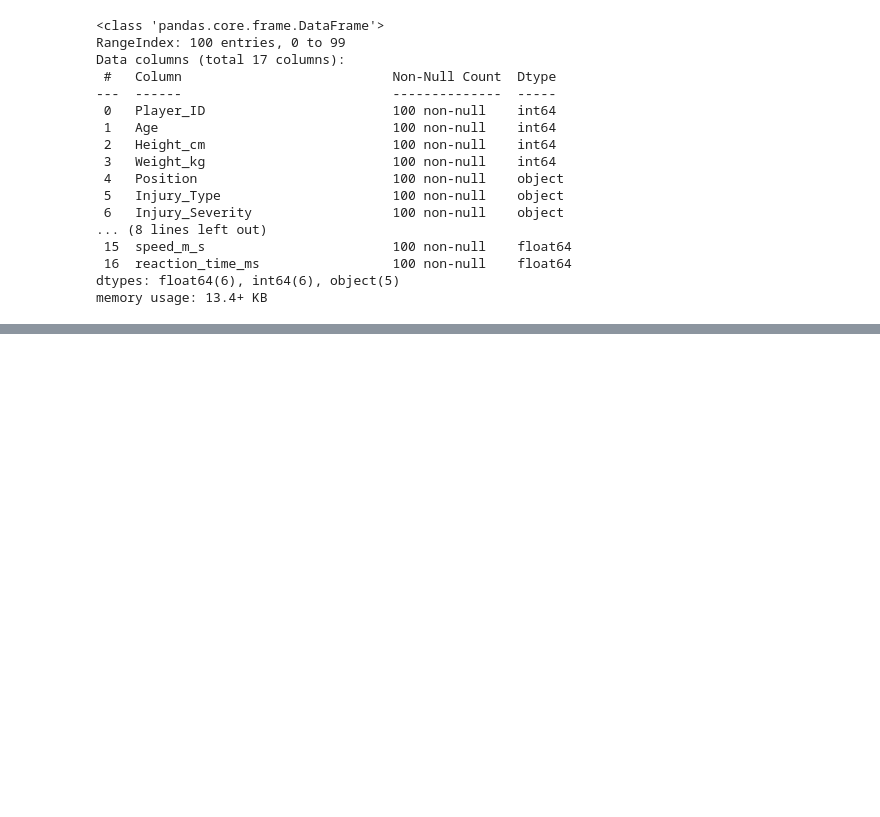
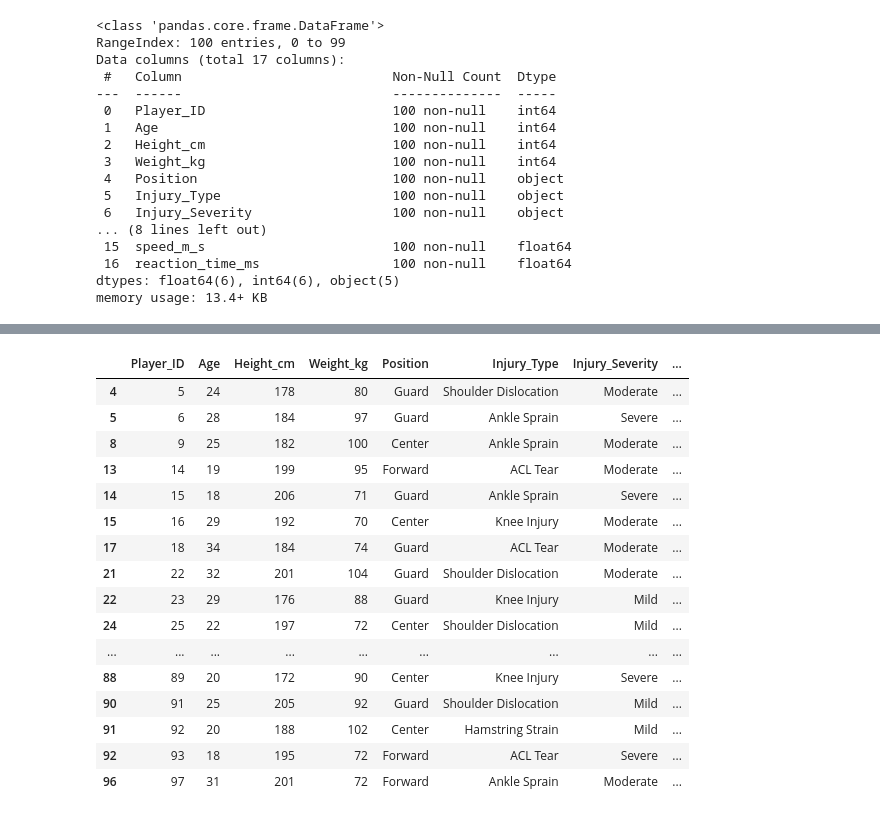
Before and after one commit to pydarl/ROM-Data-Analyser, a Jupyter notebook: notebooks/01_data_exploration.ipynb, the cells around one changed output, grey strips where cells are left out. Cells and saved outputs as stored; diff of their text form; code cells hidden in the pictures; blank space fills up the shorter version.

```diff
--- a/notebooks/01_data_exploration.ipynb
+++ b/notebooks/01_data_exploration.ipynb
@@ -38,0 +87,20 @@ memory usage: 13.4+ KB
+# %%
+df.loc[df.Injury_Recurrence >= 1]
+# %% [output]
+|  | Player_ID | Age | Height_cm | Weight_kg | Position | Injury_Type | Injury_Severity | ... |
+| 4 | 5 | 24 | 178 | 80 | Guard | Shoulder Dislocation | Moderate | ... |
+| 5 | 6 | 28 | 184 | 97 | Guard | Ankle Sprain | Severe | ... |
+| 8 | 9 | 25 | 182 | 100 | Center | Ankle Sprain | Moderate | ... |
+| 13 | 14 | 19 | 199 | 95 | Forward | ACL Tear | Moderate | ... |
+| 14 | 15 | 18 | 206 | 71 | Guard | Ankle Sprain | Severe | ... |
+| 15 | 16 | 29 | 192 | 70 | Center | Knee Injury | Moderate | ... |
+| 17 | 18 | 34 | 184 | 74 | Guard | ACL Tear | Moderate | ... |
+| 21 | 22 | 32 | 201 | 104 | Guard | Shoulder Dislocation | Moderate | ... |
+| 22 | 23 | 29 | 176 | 88 | Guard | Knee Injury | Mild | ... |
+| 24 | 25 | 22 | 197 | 72 | Center | Shoulder Dislocation | Mild | ... |
+| ... | ... | ... | ... | ... | ... | ... | ... | ... |
+| 88 | 89 | 20 | 172 | 90 | Center | Knee Injury | Severe | ... |
+| 90 | 91 | 25 | 205 | 92 | Guard | Shoulder Dislocation | Mild | ... |
+| 91 | 92 | 20 | 188 | 102 | Center | Hamstring Strain | Mild | ... |
+| 92 | 93 | 18 | 195 | 72 | Forward | ACL Tear | Severe | ... |
+| 96 | 97 | 31 | 201 | 72 | Forward | Ankle Sprain | Moderate | ... |
```
Also changed, not shown: parts of 16 cells of this notebook.
